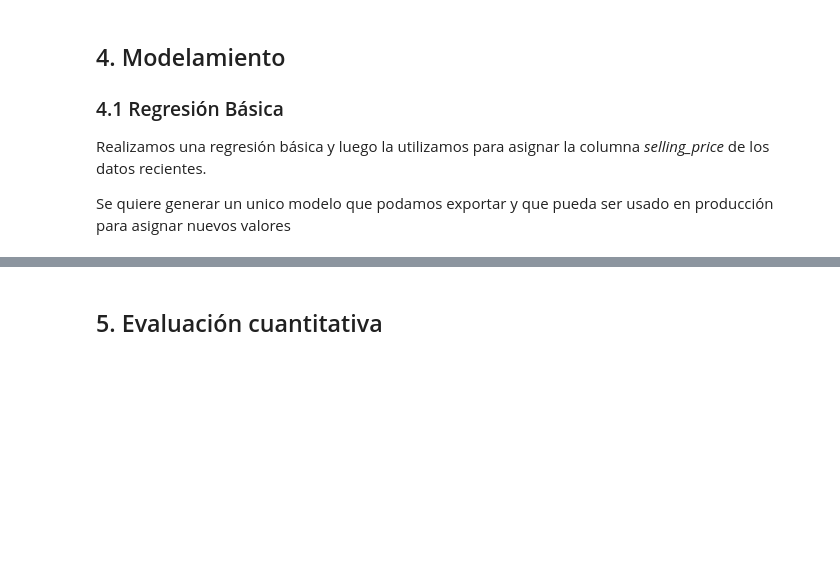
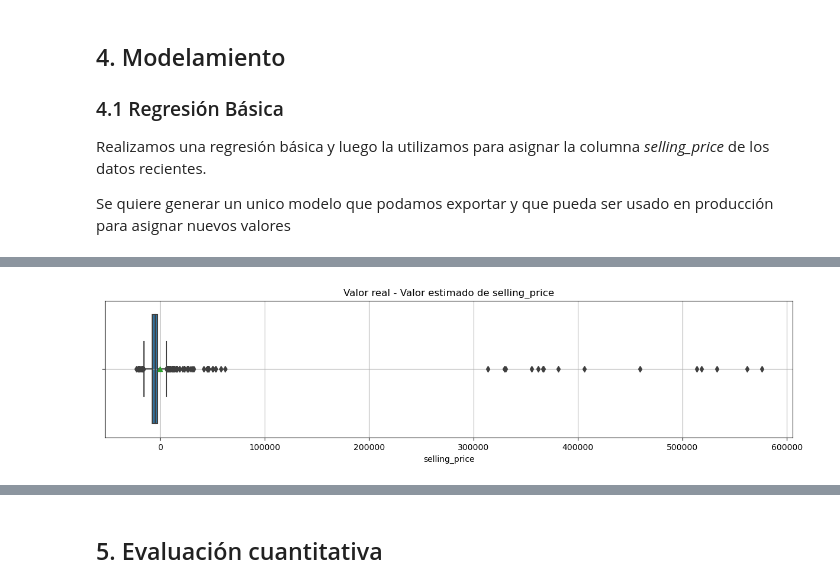
Before and after one commit to jjosorioc/ISIS3301-lab02-regression, a Jupyter notebook: lab2.ipynb, the cells around one changed output, grey strips where cells are left out. Saved outputs shown, nothing was run; the diff lists cells and outputs as text; code cells hidden in the pictures; blank space fills up the shorter version.

```diff
--- a/lab2.ipynb
+++ b/lab2.ipynb
@@ -227,0 +331,8 @@ selected_cols = ['year', 'km_driven', 'engine']
+# %%
+plt.figure(figsize = (15, 3))
+sns.boxplot(x = (y_test - regression.predict(X_test)), showmeans = True, orient = 'h')
+plt.title('Valor real - Valor estimado de selling_price')
+plt.grid()
+plt.show()
+# %% [output]
+[figure, added]
```
Also changed, not shown: parts of 32 cells of this notebook.
